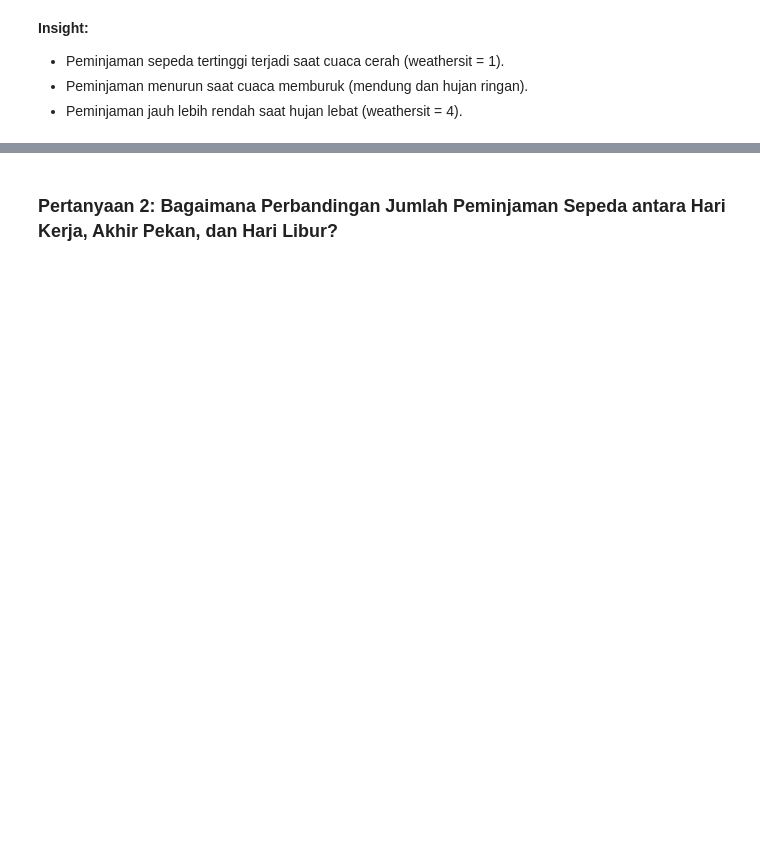
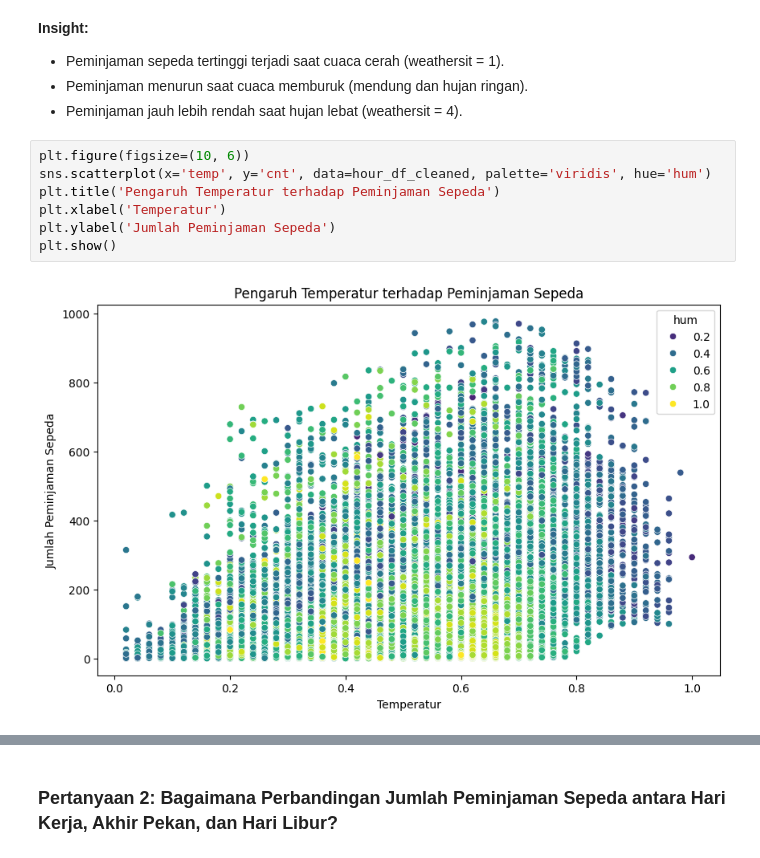
Before and after one commit to ssygnrchm/submission-analisis-data, a Jupyter notebook: notebook.ipynb, the cells around one changed output, grey strips where cells are left out. Cells and saved outputs as stored; diff of their text form; blank space fills up the shorter version.

```diff
--- a/notebook.ipynb
+++ b/notebook.ipynb
@@ -428,3 +481,12 @@ plt.show()
 - Peminjaman sepeda tertinggi terjadi saat cuaca cerah (weathersit = 1).
 - Peminjaman menurun saat cuaca memburuk (mendung dan hujan ringan).
 - Peminjaman jauh lebih rendah saat hujan lebat (weathersit = 4).
+# %%
+plt.figure(figsize=(10, 6))
+sns.scatterplot(x='temp', y='cnt', data=hour_df_cleaned, palette='viridis', hue='hum')
+plt.title('Pengaruh Temperatur terhadap Peminjaman Sepeda')
+plt.xlabel('Temperatur')
+plt.ylabel('Jumlah Peminjaman Sepeda')
+plt.show()
+# %% [output]
+[figure, added]
```
Also changed, not shown: parts of 33 cells of this notebook.
